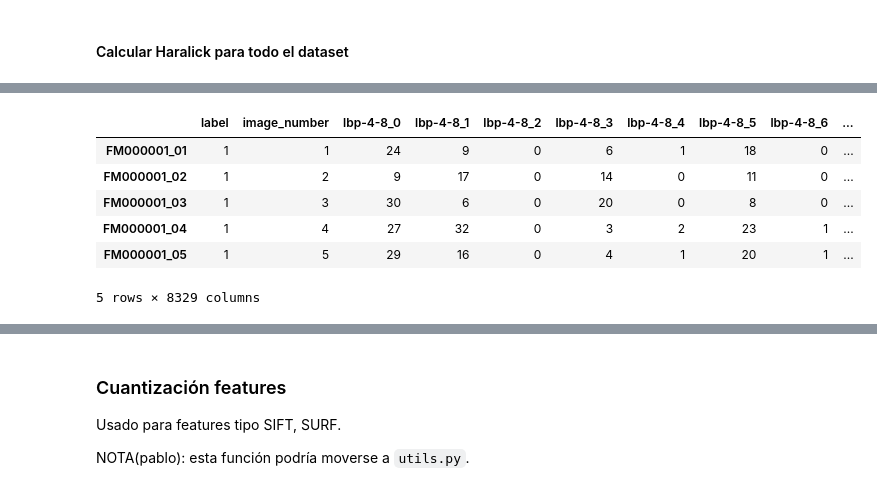
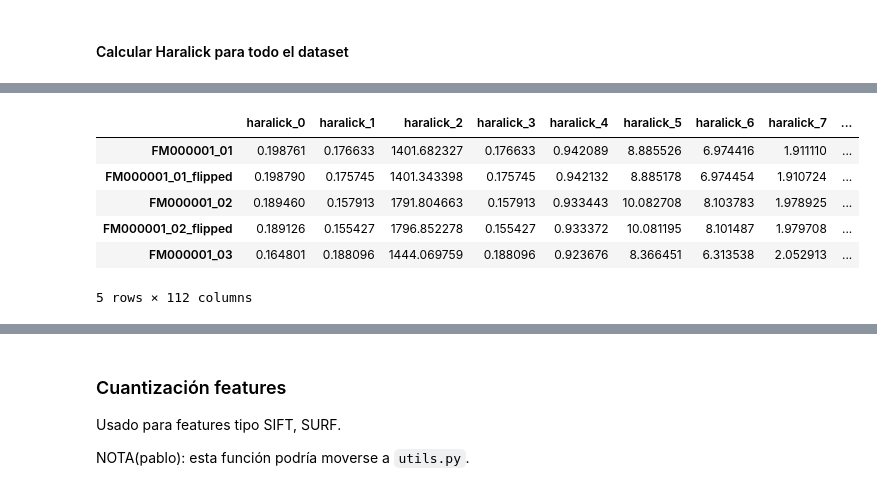
Before and after one commit to yerkko/pattern_recognition, a Jupyter notebook: codigo/experiments.ipynb, the cells around one changed output, grey strips where cells are left out. Cells and saved outputs as stored; diff of their text form; code cells hidden in the pictures.

```diff
--- a/codigo/experiments.ipynb
+++ b/codigo/experiments.ipynb
@@ -78,11 +78,6 @@ Se crea un `pd.DataFrame` que contiene los features y las labels de cada imagen.
 Se puede crear un DF para cada dataset (A, B, C, D).
 
 Más adelante se le van agregando los features a este DataFrame, para evitar recalcularlos.
-# %%
-N_PEOPLE_A = 16
-N_PEOPLE_B = 40
-N_PEOPLE_C = 100
-N_PEOPLE_D = 166
 # %%
 datasetA = load_dataset(N_PEOPLE_A, gray=True, crop=True)
 datasetA_color = load_dataset(N_PEOPLE_A, gray=False, crop=True)
@@ -381,3 +419,0 @@ df_A.head()
-# %%
-image = load_image(image_name, crop=True, gray=False)
-image.shape
@@ -427,3 +466,9 @@ plt.bar(range(len(har)), har)
 [figure]
 # %% [markdown]
 #### Calcular Haralick para todo el dataset
+# %%
+dataset = load_dataset(N_PEOPLE_D, gray=True, crop=True, aug_flip=True)
+print(len(dataset))
+
+df_base = create_df(dataset)
+df_base.head(6)
@@ -430,9 +484,7 @@ plt.bar(range(len(har)), har)
 # %%
 %%time
 
-haralick_df = calculate_feature_df(datasetA, calculate_haralick, 'haralick')
-
-df_A = df_A.merge(haralick_df, right_index=True, left_index=True)
-df_A.head()
+haralick_df = calculate_feature_df(dataset, calculate_haralick, 'haralick', show=True)
+haralick_df.head()
 # %% [output]
 Calculating haralick
@@ -441,7 +494,7 @@ Wall time: 1.06 s
-|  | label | image_number | lbp-4-8_0 | lbp-4-8_1 | lbp-4-8_2 | lbp-4-8_3 | lbp-4-8_4 | lbp-4-8_5 | lbp-4-8_6 | ... |
-| FM000001_01 | 1 | 1 | 24 | 9 | 0 | 6 | 1 | 18 | 0 | ... |
-| FM000001_02 | 1 | 2 | 9 | 17 | 0 | 14 | 0 | 11 | 0 | ... |
-| FM000001_03 | 1 | 3 | 30 | 6 | 0 | 20 | 0 | 8 | 0 | ... |
-| FM000001_04 | 1 | 4 | 27 | 32 | 0 | 3 | 2 | 23 | 1 | ... |
-| FM000001_05 | 1 | 5 | 29 | 16 | 0 | 4 | 1 | 20 | 1 | ... |
+|  | haralick_0 | haralick_1 | haralick_2 | haralick_3 | haralick_4 | haralick_5 | haralick_6 | haralick_7 | ... |
+| FM000001_01 | 0.198761 | 0.176633 | 1401.682327 | 0.176633 | 0.942089 | 8.885526 | 6.974416 | 1.911110 | ... |
+| FM000001_01_flipped | 0.198790 | 0.175745 | 1401.343398 | 0.175745 | 0.942132 | 8.885178 | 6.974454 | 1.910724 | ... |
+| FM000001_02 | 0.189460 | 0.157913 | 1791.804663 | 0.157913 | 0.933443 | 10.082708 | 8.103783 | 1.978925 | ... |
+| FM000001_02_flipped | 0.189126 | 0.155427 | 1796.852278 | 0.155427 | 0.933372 | 10.081195 | 8.101487 | 1.979708 | ... |
+| FM000001_03 | 0.164801 | 0.188096 | 1444.069759 | 0.188096 | 0.923676 | 8.366451 | 6.313538 | 2.052913 | ... |
-5 rows × 8329 columns
+5 rows × 112 columns
```
Also changed, not shown: parts of 19 cells of this notebook, 3 other files.
